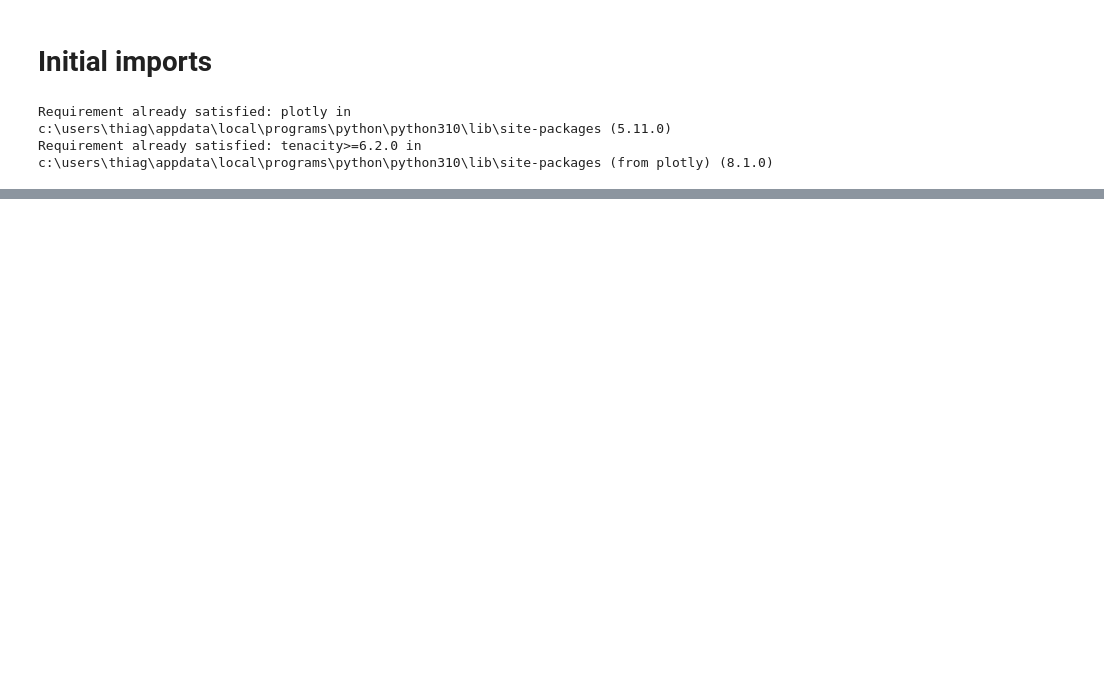
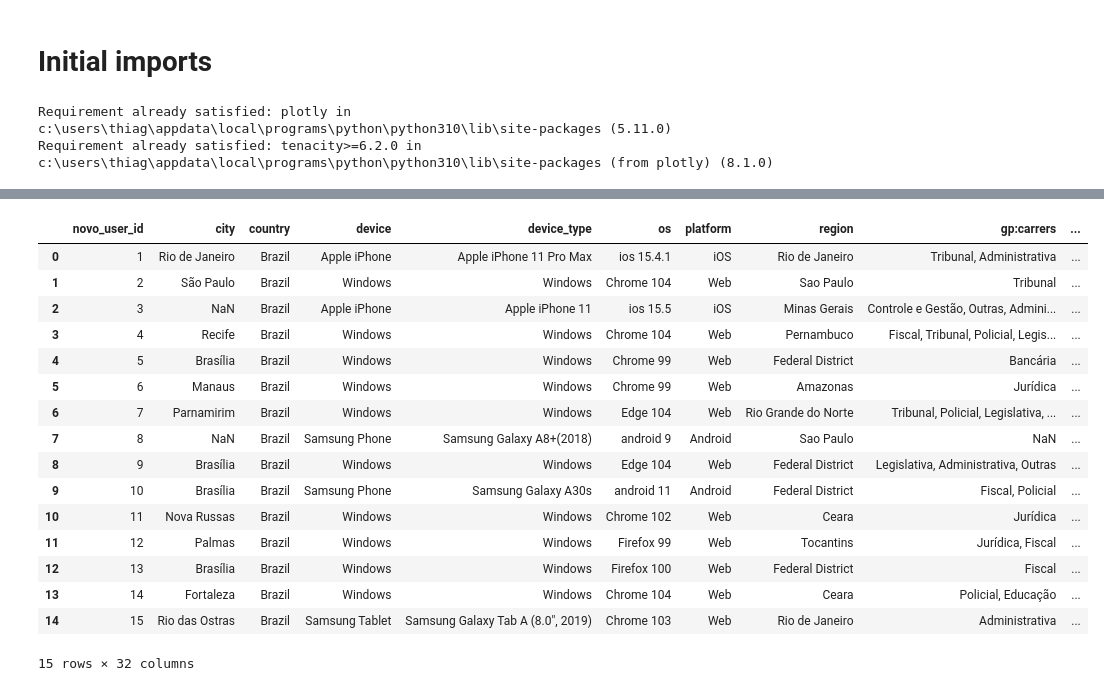
Before and after one commit to thiagoavieira/my-python-repository, a Jupyter notebook: own-jupyter-notebook/main.ipynb, the cells around one changed output, grey strips where cells are left out. Saved outputs shown, nothing was run; the diff lists cells and outputs as text; code cells hidden in the pictures; blank space fills up the shorter version.

```diff
--- a/own-jupyter-notebook/main.ipynb
+++ b/own-jupyter-notebook/main.ipynb
@@ -27,0 +88,20 @@ subjects = pd.read_csv(r'C:\Users\thiag\Downloads\Planilhas Estudos\sigmageek\su
+# %%
+submit.head(15) # retorna os primeiros registros
+# %% [output]
+|  | novo_user_id | city | country | device | device_type | os | platform | region | gp:carrers | ... |
+| 0 | 1 | Rio de Janeiro | Brazil | Apple iPhone | Apple iPhone 11 Pro Max | ios 15.4.1 | iOS | Rio de Janeiro | Tribunal, Administrativa | ... |
+| 1 | 2 | São Paulo | Brazil | Windows | Windows | Chrome 104 | Web | Sao Paulo | Tribunal | ... |
+| 2 | 3 | NaN | Brazil | Apple iPhone | Apple iPhone 11 | ios 15.5 | iOS | Minas Gerais | Controle e Gestão, Outras, Admini... | ... |
+| 3 | 4 | Recife | Brazil | Windows | Windows | Chrome 104 | Web | Pernambuco | Fiscal, Tribunal, Policial, Legis... | ... |
+| 4 | 5 | Brasília | Brazil | Windows | Windows | Chrome 99 | Web | Federal District | Bancária | ... |
+| 5 | 6 | Manaus | Brazil | Windows | Windows | Chrome 99 | Web | Amazonas | Jurídica | ... |
+| 6 | 7 | Parnamirim | Brazil | Windows | Windows | Edge 104 | Web | Rio Grande do Norte | Tribunal, Policial, Legislativa, ... | ... |
+| 7 | 8 | NaN | Brazil | Samsung Phone | Samsung Galaxy A8+(2018) | android 9 | Android | Sao Paulo | NaN | ... |
+| 8 | 9 | Brasília | Brazil | Windows | Windows | Edge 104 | Web | Federal District | Legislativa, Administrativa, Outras | ... |
+| 9 | 10 | Brasília | Brazil | Samsung Phone | Samsung Galaxy A30s | android 11 | Android | Federal District | Fiscal, Policial | ... |
+| 10 | 11 | Nova Russas | Brazil | Windows | Windows | Chrome 102 | Web | Ceara | Jurídica | ... |
+| 11 | 12 | Palmas | Brazil | Windows | Windows | Firefox 99 | Web | Tocantins | Jurídica, Fiscal | ... |
+| 12 | 13 | Brasília | Brazil | Windows | Windows | Firefox 100 | Web | Federal District | Fiscal | ... |
+| 13 | 14 | Fortaleza | Brazil | Windows | Windows | Chrome 104 | Web | Ceara | Policial, Educação | ... |
+| 14 | 15 | Rio das Ostras | Brazil | Samsung Tablet | Samsung Galaxy Tab A (8.0", 2019) | Chrome 103 | Web | Rio de Janeiro | Administrativa | ... |
+15 rows × 32 columns
```
Also changed, not shown: parts of 18 cells of this notebook.
